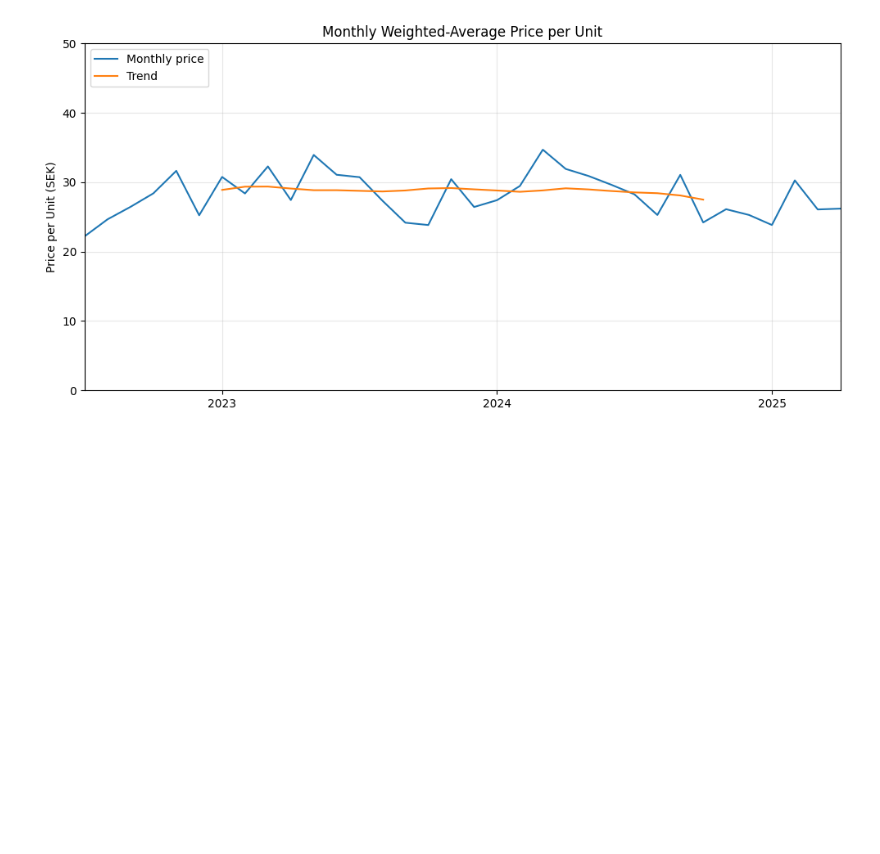
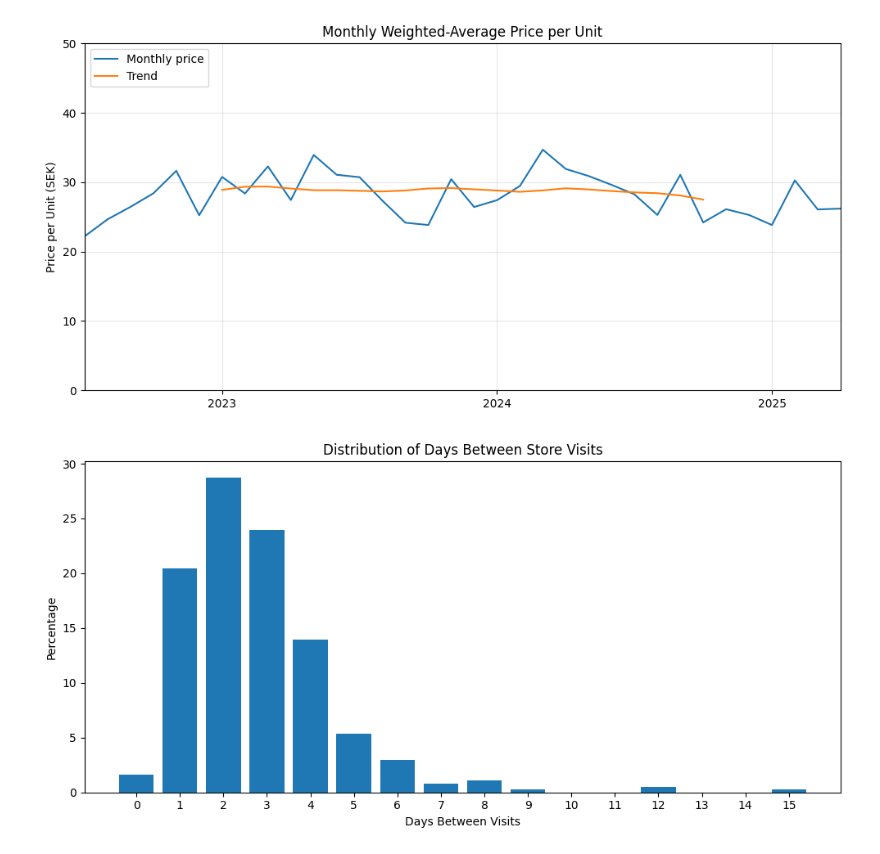
Before and after one commit to Kipav/grocery-eda, a Jupyter notebook: analysis.ipynb, the cells around one changed output. Saved outputs shown, nothing was run; the diff lists cells and outputs as text; code cells hidden in the pictures; blank space fills up the shorter version.

Commit message:
Total amount, days between + heatmap

```diff
--- a/analysis.ipynb
+++ b/analysis.ipynb
@@ -247,3 +248,36 @@ plt.savefig('data/output/monthly_weighted_average_price.png', dpi=300)
 plt.show()
 # %% [output]
 [figure]
+# %%
+receipts_df = raw_receipts_df.copy()
+
+receipts_df = receipts_df.sort_values('datetime')
+receipts_df['date_only'] = receipts_df['datetime'].dt.normalize()
+receipts_df['days_between'] = receipts_df['date_only'].diff().dt.days
+
+gap_counts = (
+    receipts_df['days_between']
+    .dropna()
+    .astype(int)
+    .value_counts()
+    .sort_index()
+)
+
+gap_pcts = (gap_counts / gap_counts.sum()) * 100
+
+fig, ax = plt.subplots(figsize=(10, 5))
+
+ax.bar(gap_pcts.index, gap_pcts.values)
+ax.set_xlabel('Days Between Visits')
+ax.set_ylabel('Percentage')
+ax.set_title('Distribution of Days Between Store Visits')
+
+max_days = gap_pcts.index.max()
+ax.set_xticks(range(max_days + 1))
+ax.tick_params(axis='x')
+
+plt.tight_layout()
+plt.savefig('data/output/visit_gap_distribution.png', dpi=300)
+plt.show()
+# %% [output]
+[figure, added]
```
Also changed, not shown: parts of 3 cells of this notebook, 6 other files.
